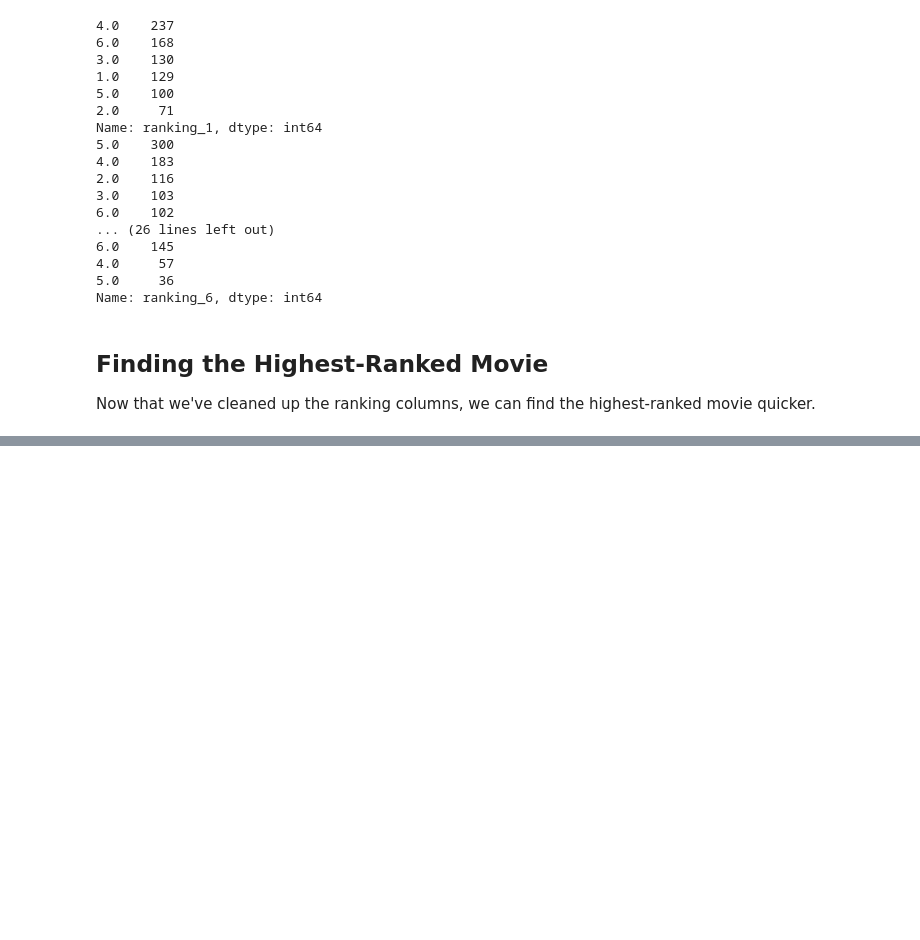
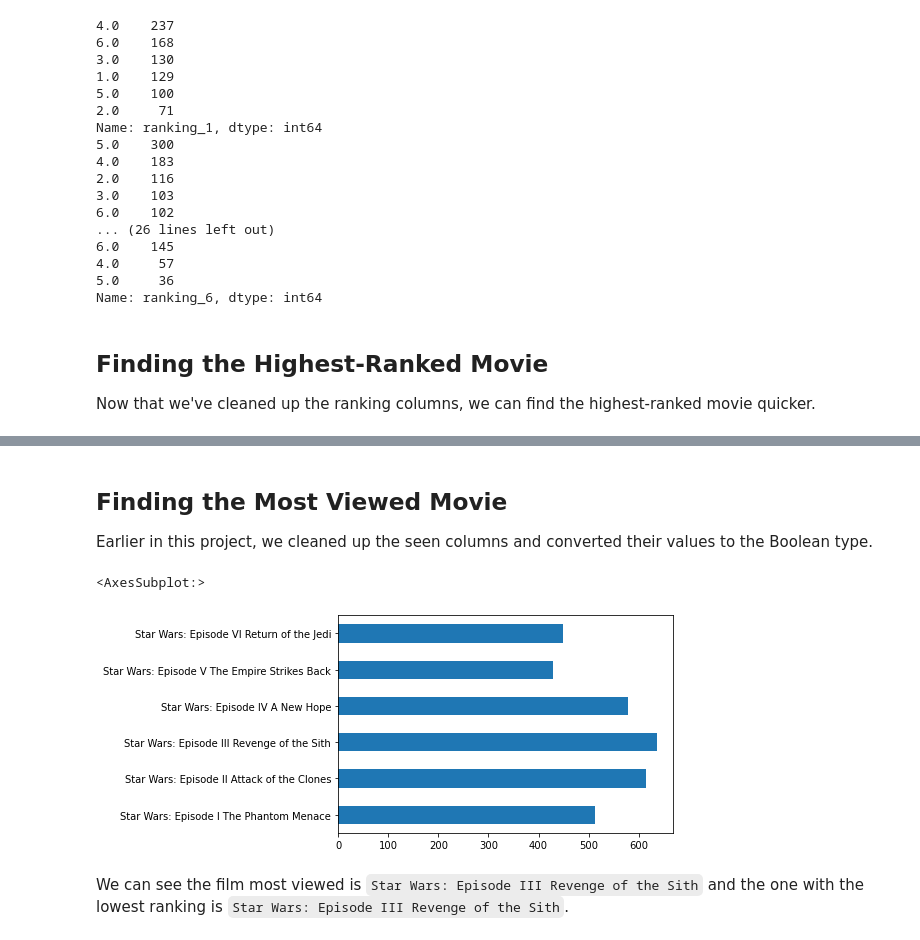
Before and after one commit to aguirredaniel/dataquest-projects, a Jupyter notebook: A_Star_Wars_Surve/basics.ipynb, the cells around one changed output, grey strips where cells are left out. Saved outputs shown, nothing was run; the diff lists cells and outputs as text; code cells hidden in the pictures; blank space fills up the shorter version.

```diff
--- a/A_Star_Wars_Surve/basics.ipynb
+++ b/A_Star_Wars_Surve/basics.ipynb
@@ -168,2 +170,13 @@ We can see that the film with the highest ranking is `Star Wars: Episode V The E
 
 Remember that a lower ranking is better!
+# %% [markdown]
+## Finding the Most Viewed Movie
+
+Earlier in this project, we cleaned up the seen columns and converted their values to the Boolean type.
+# %%
+star_wars[star_wars_movies].sum().plot(kind='barh')
+# %% [output]
+<AxesSubplot:>
+[figure, added]
+# %% [markdown]
+We can see the film most viewed is `Star Wars: Episode III Revenge of the Sith` and the one with the lowest ranking is `Star Wars: Episode III Revenge of the Sith`.
```
Also changed, not shown: parts of 2 cells of this notebook.
